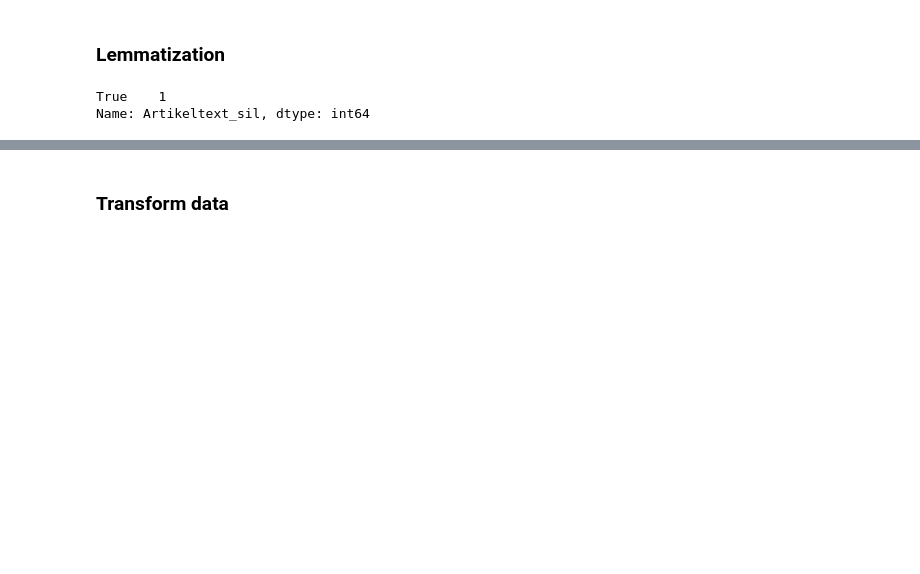
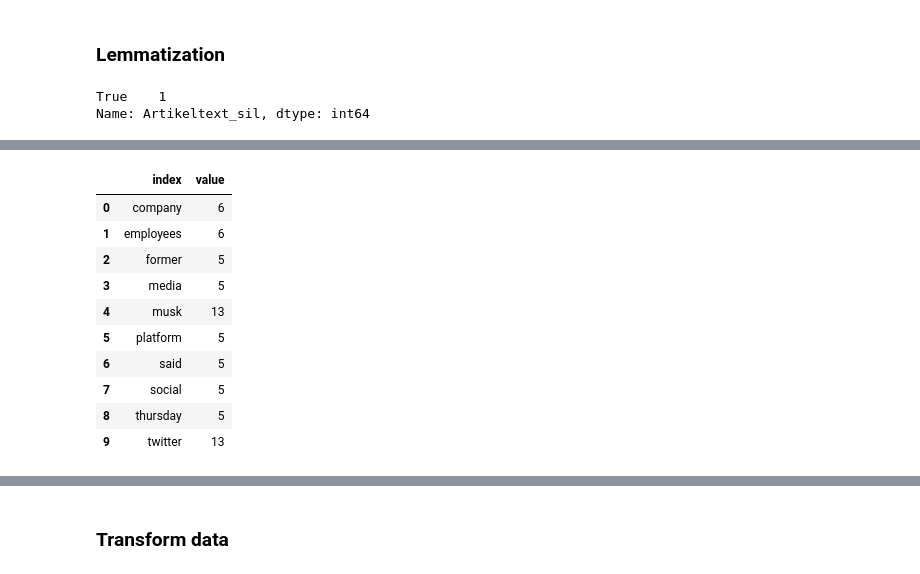
Before and after one commit to louisawalter/DS-Homework1, a Jupyter notebook: notebooks/03-textmining-cnn.ipynb, the cells around one changed output, grey strips where cells are left out. Saved outputs shown, nothing was run; the diff lists cells and outputs as text; code cells hidden in the pictures; blank space fills up the shorter version.

```diff
--- a/notebooks/03-textmining-cnn.ipynb
+++ b/notebooks/03-textmining-cnn.ipynb
@@ -96,0 +144,6 @@ Name: Artikeltext_sil, dtype: int64
+# %%
+# tokenize the words
+words_tokens = nltk.word_tokenize(all_words)
+
+# use the function FreqDist and save the result as fd
+fd = FreqDist(words_tokens)
@@ -96,0 +164,5 @@ Name: Artikeltext_sil, dtype: int64
+# %%
+# Obtain top 10 words
+top_10 = fd.most_common(10)
+
+top_10
@@ -96,0 +180,5 @@ Name: Artikeltext_sil, dtype: int64
+# %%
+# make a pandas datframe from the dictionary
+df_dist = pd.DataFrame({"value": dict(top_10)})
+
+df_dist
@@ -96,0 +197,17 @@ Name: Artikeltext_sil, dtype: int64
+# %%
+# reset index to transform index to column
+df_dist.reset_index(inplace=True)
+
+df_dist
+# %% [output]
+|  | index | value |
+| 0 | company | 6 |
+| 1 | employees | 6 |
+| 2 | former | 5 |
+| 3 | media | 5 |
+| 4 | musk | 13 |
+| 5 | platform | 5 |
+| 6 | said | 5 |
+| 7 | social | 5 |
+| 8 | thursday | 5 |
+| 9 | twitter | 13 |
```
Also changed, not shown: parts of 35 cells of this notebook, 1 other file.
